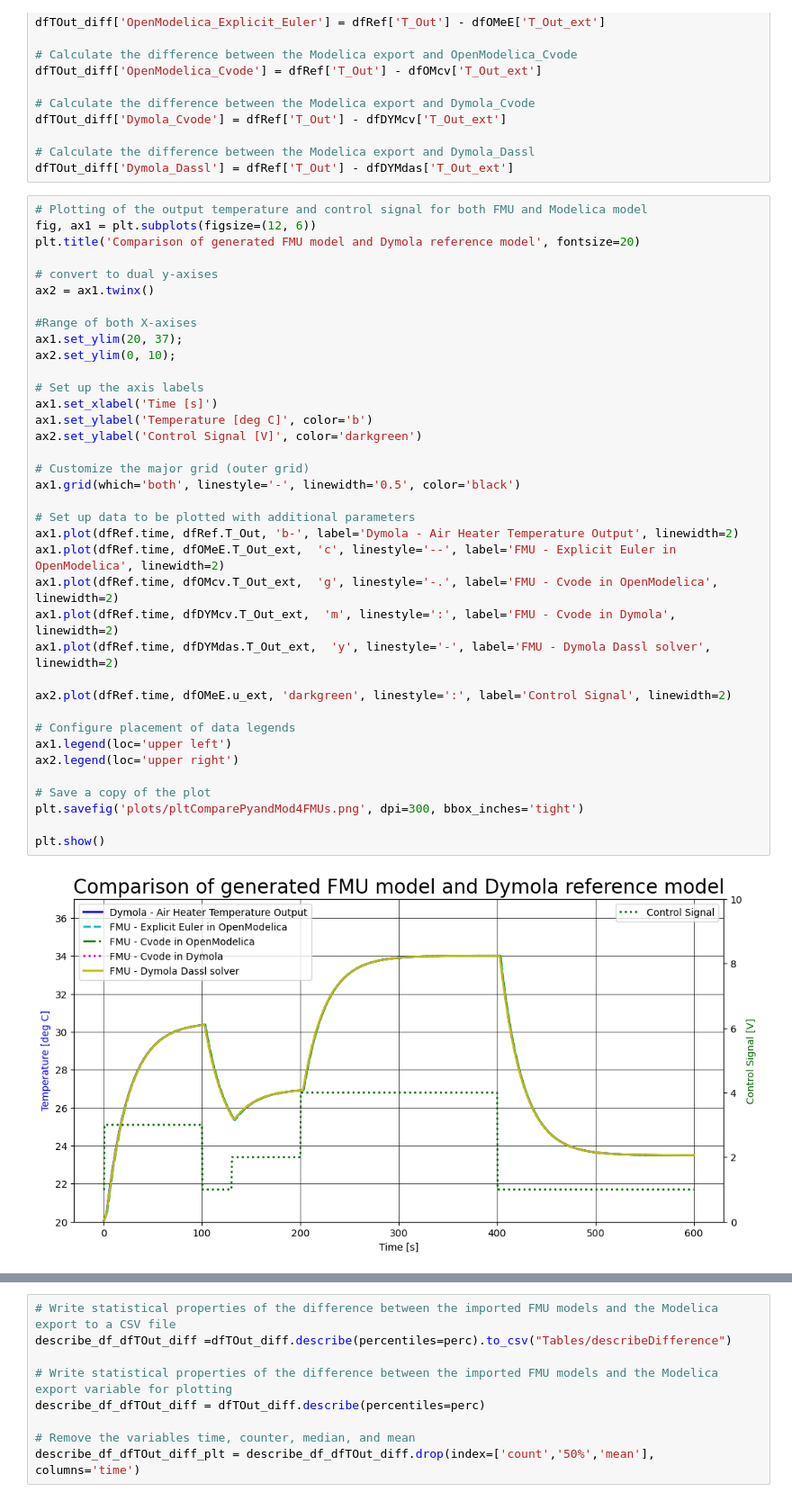
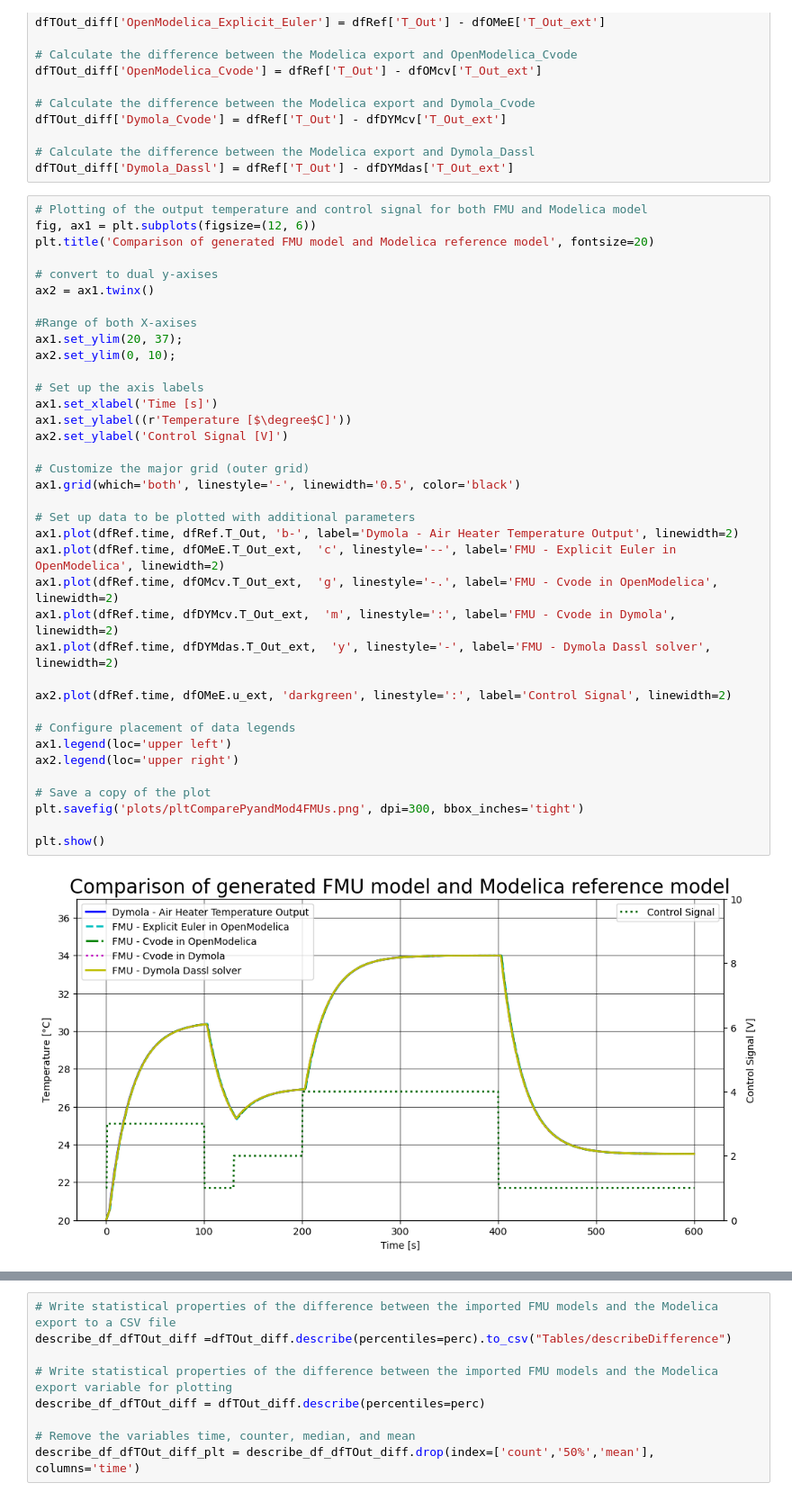
Before and after one commit to cmbNor/Advanced-Control-Implementation-with-Modelica, a Jupyter notebook: PythonSourceCode/AirHeaterFMUEvaluation/2-CompareFMUwithModelica-4FMUs.ipynb, the cells around one changed output, grey strips where cells are left out. Shown at 90% size. Cells and saved outputs as stored; diff of their text form.

```diff
--- a/PythonSourceCode/AirHeaterFMUEvaluation/2-CompareFMUwithModelica-4FMUs.ipynb
+++ b/PythonSourceCode/AirHeaterFMUEvaluation/2-CompareFMUwithModelica-4FMUs.ipynb
@@ -59,42 +59,42 @@ dfTOut_diff['Dymola_Dassl'] = dfRef['T_Out'] - dfDYMdas['T_Out_ext']
 # %%
 # Plotting of the output temperature and control signal for both FMU and Modelica model
 fig, ax1 = plt.subplots(figsize=(12, 6))
-plt.title('Comparison of generated FMU model and Dymola reference model', fontsize=20)
+plt.title('Comparison of generated FMU model and Modelica reference model', fontsize=20)
 
 # convert to dual y-axises
 ax2 = ax1.twinx()
 
 #Range of both X-axises
 ax1.set_ylim(20, 37);
 ax2.set_ylim(0, 10);
 
 # Set up the axis labels
 ax1.set_xlabel('Time [s]')
-ax1.set_ylabel('Temperature [deg C]', color='b')
-ax2.set_ylabel('Control Signal [V]', color='darkgreen')
+ax1.set_ylabel((r'Temperature [$\degree$C]'))
+ax2.set_ylabel('Control Signal [V]')
 
 # Customize the major grid (outer grid)
 ax1.grid(which='both', linestyle='-', linewidth='0.5', color='black')
 
 # Set up data to be plotted with additional parameters
 ax1.plot(dfRef.time, dfRef.T_Out, 'b-', label='Dymola - Air Heater Temperature Output', linewidth=2)
 ax1.plot(dfRef.time, dfOMeE.T_Out_ext,  'c', linestyle='--', label='FMU - Explicit Euler in OpenModelica', linewidth=2)
 ax1.plot(dfRef.time, dfOMcv.T_Out_ext,  'g', linestyle='-.', label='FMU - Cvode in OpenModelica', linewidth=2)
 ax1.plot(dfRef.time, dfDYMcv.T_Out_ext,  'm', linestyle=':', label='FMU - Cvode in Dymola', linewidth=2)
 ax1.plot(dfRef.time, dfDYMdas.T_Out_ext,  'y', linestyle='-', label='FMU - Dymola Dassl solver', linewidth=2)
 
 ax2.plot(dfRef.time, dfOMeE.u_ext, 'darkgreen', linestyle=':', label='Control Signal', linewidth=2)
 
 # Configure placement of data legends
 ax1.legend(loc='upper left')
 ax2.legend(loc='upper right')
 
 # Save a copy of the plot
 plt.savefig('plots/pltComparePyandMod4FMUs.png', dpi=300, bbox_inches='tight')
 
 plt.show()
 # %% [output]
-[figure, old version]
+[figure, new version]
 # %%
 # Plotting of the output difference in temperature from the FMUs and Dymola reference simulations
 fig, ax3 = plt.subplots(figsize=(12, 6));
```
Also changed, not shown: parts of 1 cell of this notebook, 11 other files.
